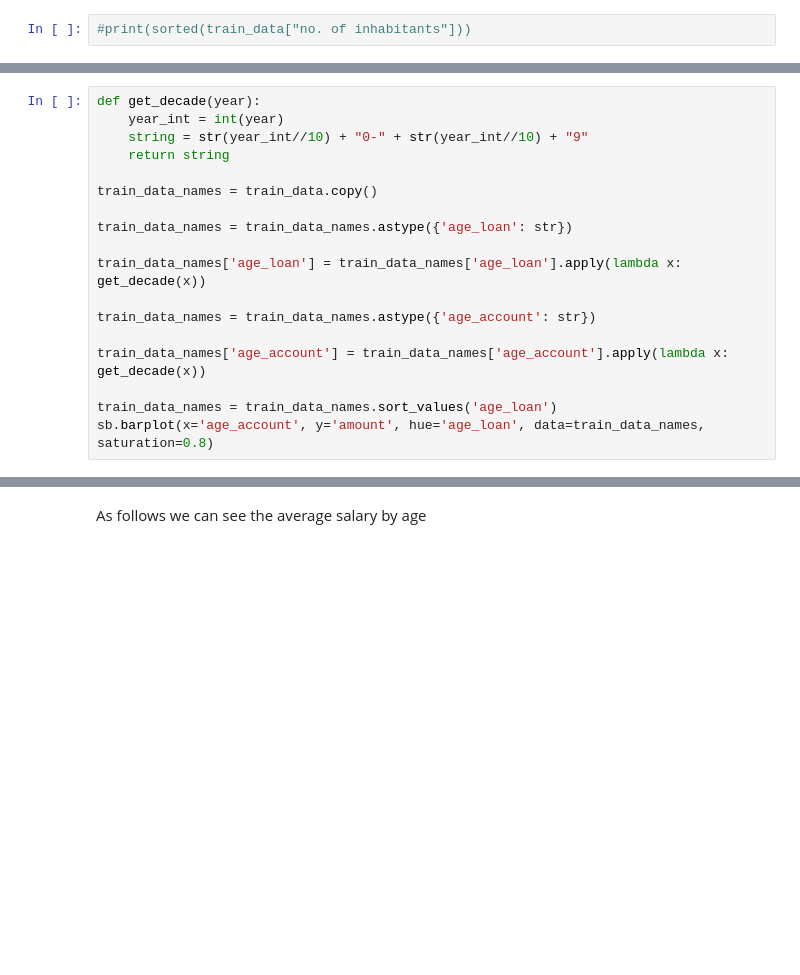
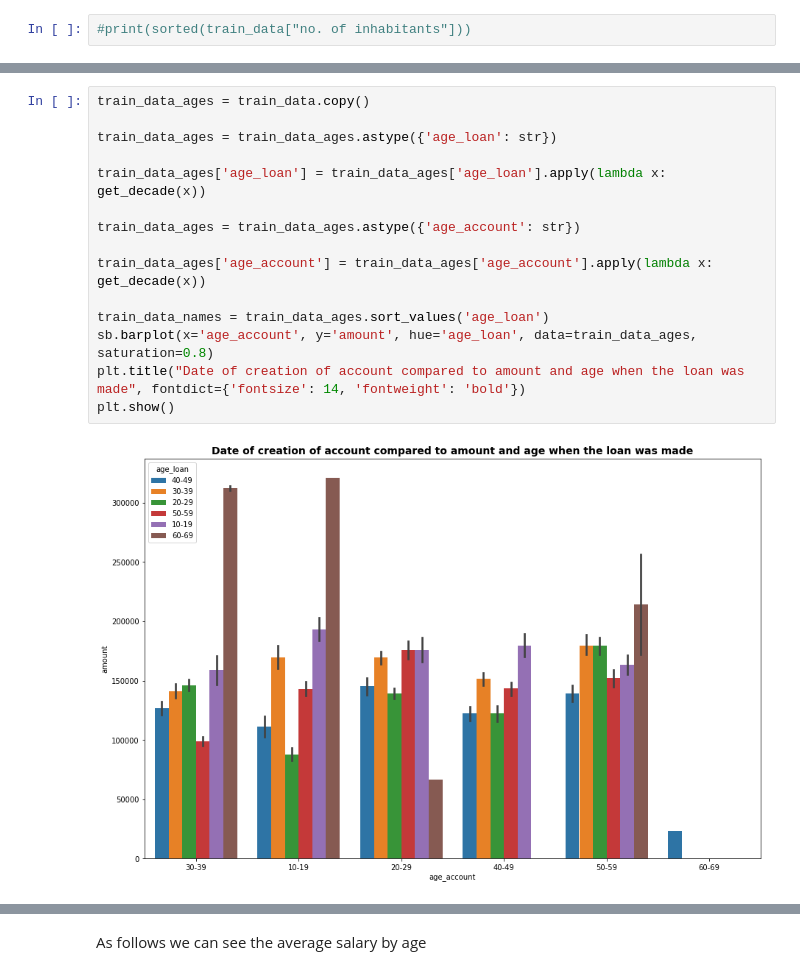
Before and after one commit to GustavoSena/AC-FEUP, a Jupyter notebook: LoadDataset.ipynb, the cells around one changed output, grey strips where cells are left out. Cells and saved outputs as stored; diff of their text form; blank space fills up the shorter version.

```diff
--- a/LoadDataset.ipynb
+++ b/LoadDataset.ipynb
@@ -832,19 +1119,18 @@ train_data.info()
 # %%
-def get_decade(year):
-    year_int = int(year)
-    string = str(year_int//10) + "0-" + str(year_int//10) + "9"
-    return string
+train_data_ages = train_data.copy()
 
-train_data_names = train_data.copy()
+train_data_ages = train_data_ages.astype({'age_loan': str})
 
-train_data_names = train_data_names.astype({'age_loan': str})
+train_data_ages['age_loan'] = train_data_ages['age_loan'].apply(lambda x: get_decade(x))
 
-train_data_names['age_loan'] = train_data_names['age_loan'].apply(lambda x: get_decade(x))
+train_data_ages = train_data_ages.astype({'age_account': str})
 
-train_data_names = train_data_names.astype({'age_account': str})
+train_data_ages['age_account'] = train_data_ages['age_account'].apply(lambda x: get_decade(x))
 
-train_data_names['age_account'] = train_data_names['age_account'].apply(lambda x: get_decade(x))
-
-train_data_names = train_data_names.sort_values('age_loan')
-sb.barplot(x='age_account', y='amount', hue='age_loan', data=train_data_names, saturation=0.8)
+train_data_names = train_data_ages.sort_values('age_loan')
+sb.barplot(x='age_account', y='amount', hue='age_loan', data=train_data_ages, saturation=0.8)
+plt.title("Date of creation of account compared to amount and age when the loan was made", fontdict={'fontsize': 14, 'fontweight': 'bold'})
+plt.show()
+# %% [output]
+[figure, added]
 # %%
```
Also changed, not shown: parts of 49 cells of this notebook.
